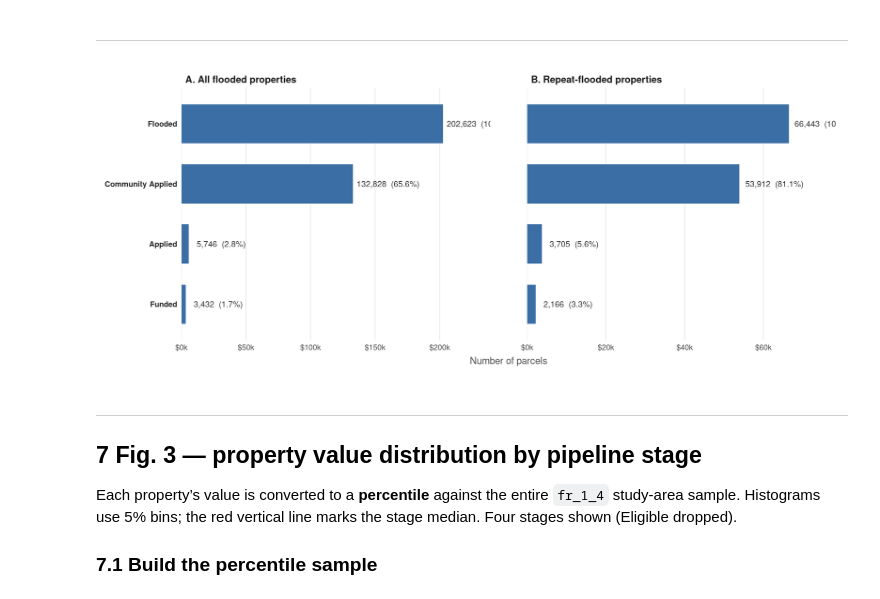
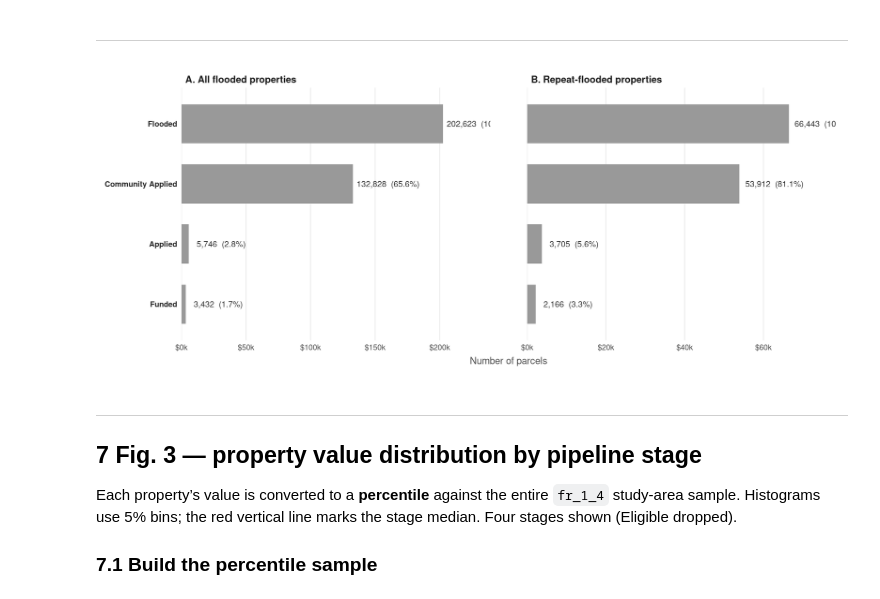
Before and after one commit to russblessing/Obstacles, a Jupyter notebook: notebooks/08_manuscript_figures.embed.ipynb, the cells around one changed output. Drawn from its saved outputs; the diff is of its cells as text; code cells hidden in the pictures.

```diff
--- a/notebooks/08_manuscript_figures.embed.ipynb
+++ b/notebooks/08_manuscript_figures.embed.ipynb
@@ -234,38 +234,38 @@ fig2_data <- funnel |>
   )
 
 fig2 <- ggplot(fig2_data, aes(x = n, y = stage)) +
-  geom_col(fill = "#3b6ea5", width = 0.65) +
+  geom_col(fill = "grey60", width = 0.65) +
   geom_text(aes(label = label_text),
             hjust = -0.06, size = 3.3, colour = "grey20") +
   facet_wrap(~ panel, ncol = 2, scales = "free_x") +
   scale_x_continuous(
     expand = expansion(mult = c(0, 0.18)),
     labels = scales::label_dollar(scale = 1e-3, suffix = "k")
   ) +
   scale_y_discrete(limits = rev) +
   labs(
     #title = "Fig. 2  Flooded-to-funded pipeline",
     x = "Number of parcels",
     y = NULL
   ) +
   theme_minimal(base_size = 11) +
   theme(
     axis.text.y        = element_text(face = "bold", colour = "grey15"),
     axis.text.x        = element_text(colour = "grey30"),
     axis.title.x       = element_text(colour = "grey30", margin = margin(t = 6)),
     strip.text         = element_text(face = "bold", hjust = 0,
                                       colour = "grey10", size = 11),
     strip.background   = element_blank(),
     panel.grid.major.y = element_blank(),
     panel.grid.minor   = element_blank(),
     panel.spacing.x    = unit(1.5, "cm"),
     plot.title         = element_text(face = "bold"),
     plot.margin        = margin(10, 14, 10, 10)
   )
 
 fig2
 # %% [output]
-[figure, old version]
+[figure, new version]
 # %%
 dir.create(here::here("figures"), showWarnings = FALSE)
 ggsave(here::here("figures", "fig2.png"),
```
Also changed, not shown: parts of 2 cells of this notebook, 29 other files.
